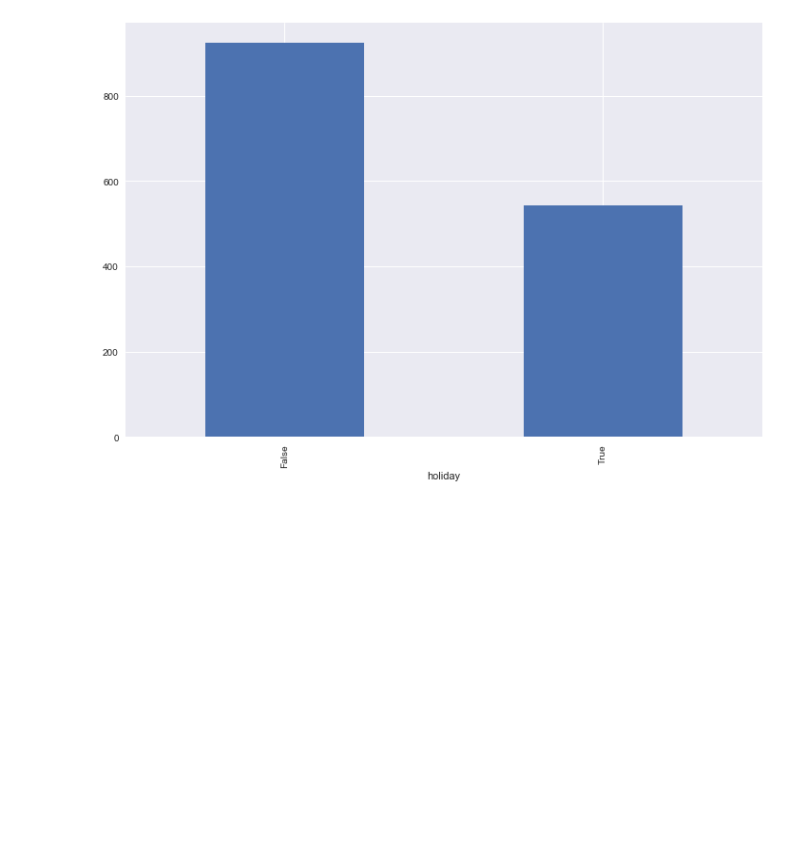
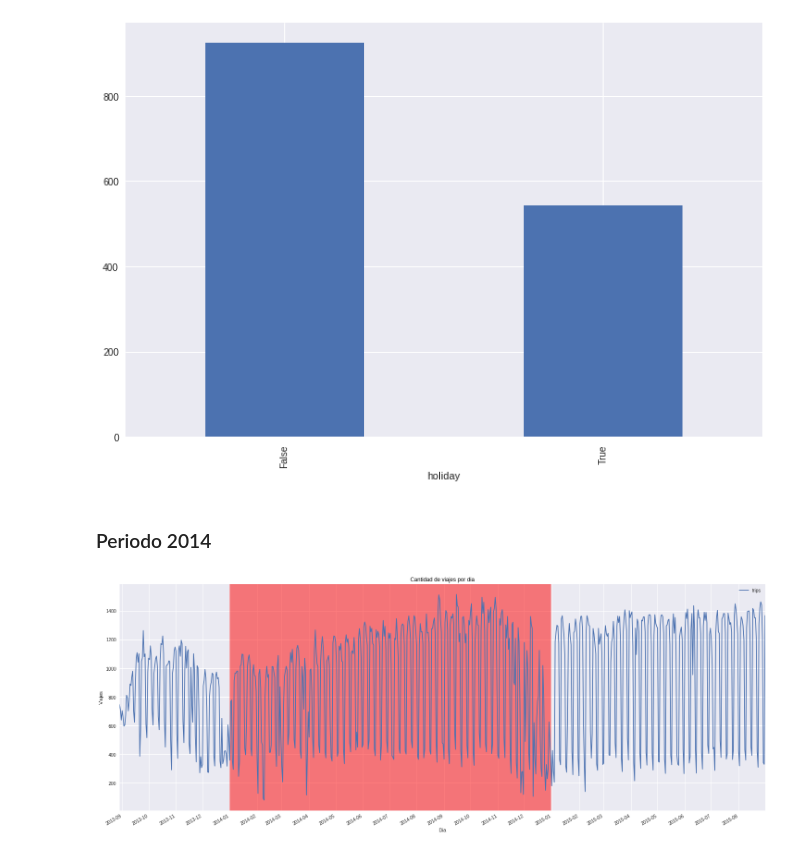
Before and after one commit to hernantain/Analisis-San-Francisco, a Jupyter notebook: analisis.ipynb, the cells around one changed output. Saved outputs shown, nothing was run; the diff lists cells and outputs as text; code cells hidden in the pictures; blank space fills up the shorter version.

Commit message:
agrego analisis periodo 2014

```diff
--- a/analisis.ipynb
+++ b/analisis.ipynb
@@ -613,3 +613,16 @@ holidays_mean.plot.bar(figsize=(12,8))
 # %% [output]
 <matplotlib.axes._subplots.AxesSubplot at 0x...>
 [figure]
+# %% [markdown]
+### Periodo 2014
+# %%
+f = plt.figure()
+plt.title('Cantidad de viajes por dia')
+ax = (dates_df.loc[:,['trips','date']].set_index('date')).plot(figsize=(25,10),ax=f.gca())
+ax.set_ylabel('Viajes');
+ax.set_xlabel('Dia');
+ax.xaxis.set_major_locator(mdates.MonthLocator(interval=1))
+ax.axvspan(*mdates.datestr2num(['1/1/2014', '12/31/2014']), color='red', alpha=0.5)
+plt.show()
+# %% [output]
+[figure, added]
```
Also changed, not shown: parts of 6 cells of this notebook.
